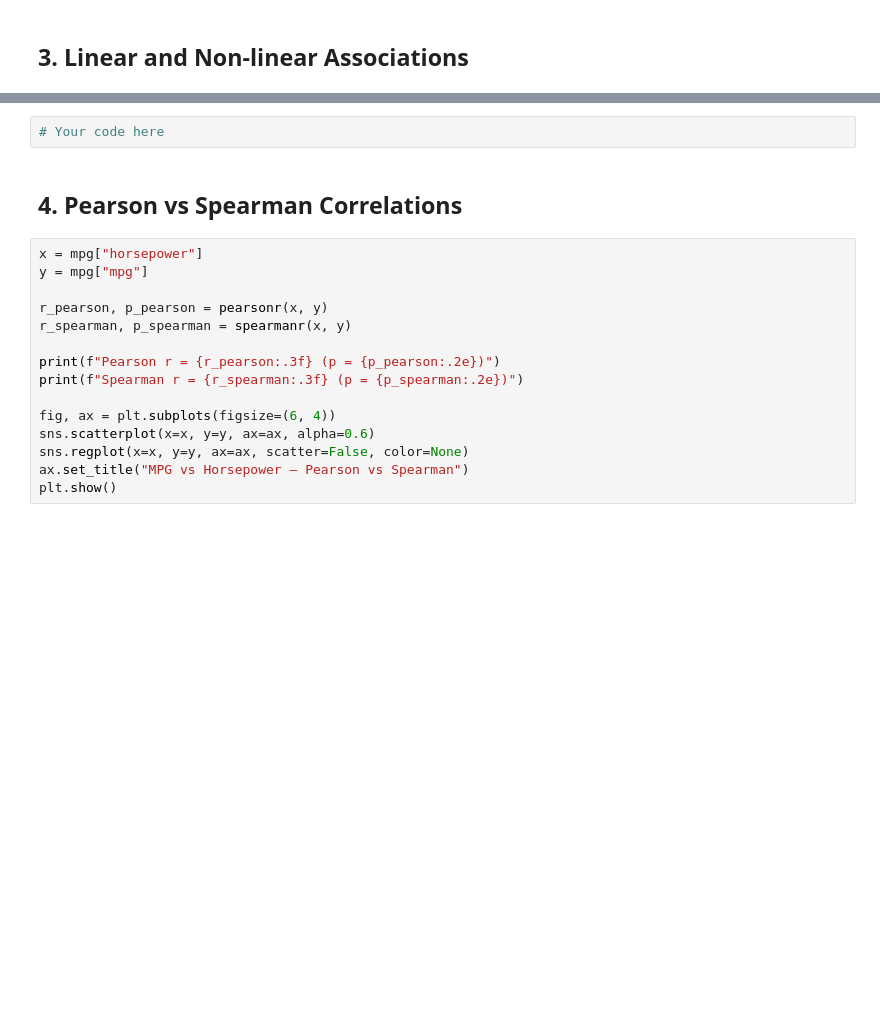
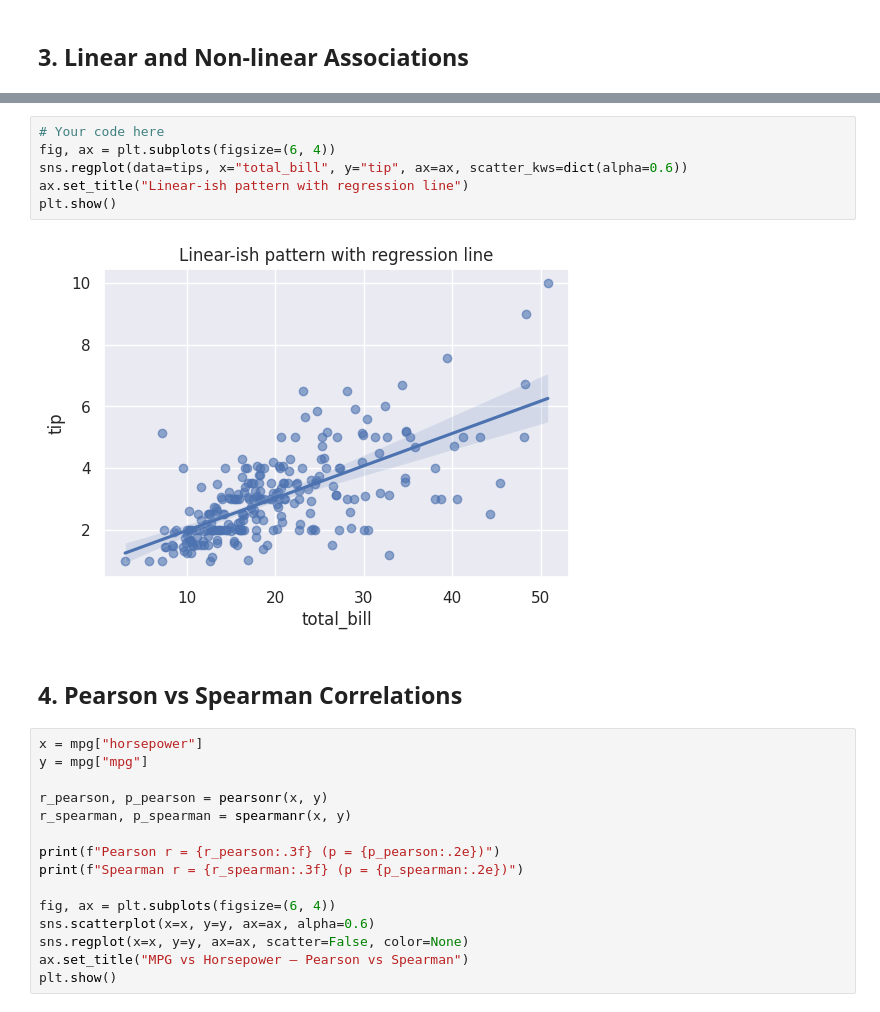
Before and after one commit to pedrocardoso003/Data-Science, a Jupyter notebook: Week_5/ds-pr-week-5-student.ipynb, the cells around one changed output, grey strips where cells are left out. Cells and saved outputs as stored; diff of their text form; blank space fills up the shorter version.

```diff
--- a/Week_5/ds-pr-week-5-student.ipynb
+++ b/Week_5/ds-pr-week-5-student.ipynb
@@ -121,5 +130,11 @@ Using **tips**, check whether `total_bill` and `tip` are strictly linear.
 # %%
 # Your code here
+fig, ax = plt.subplots(figsize=(6, 4))
+sns.regplot(data=tips, x="total_bill", y="tip", ax=ax, scatter_kws=dict(alpha=0.6))
+ax.set_title("Linear-ish pattern with regression line")
+plt.show()
+# %% [output]
+[figure, added]
 # %% [markdown]
 ## 4. Pearson vs Spearman Correlations
 # %%
```
Also changed, not shown: parts of 9 cells of this notebook.
